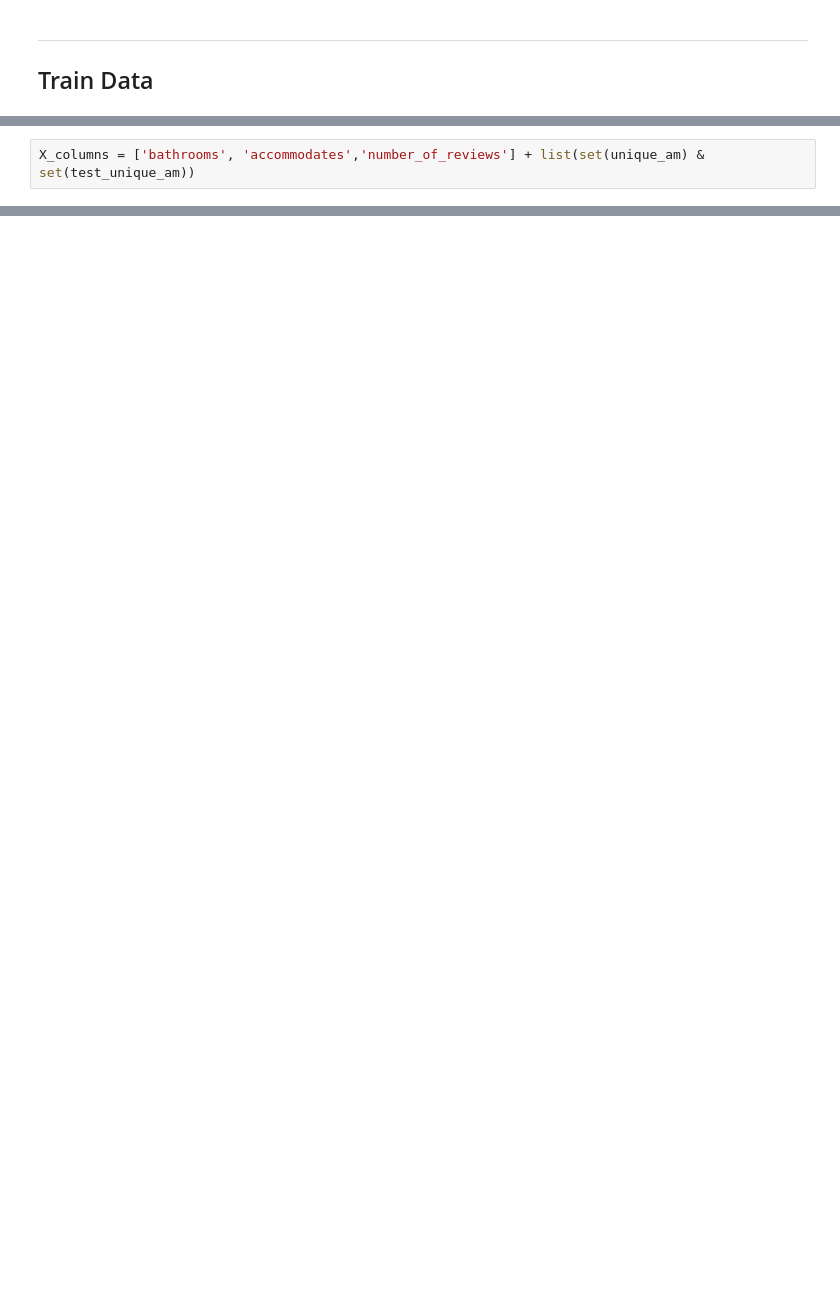
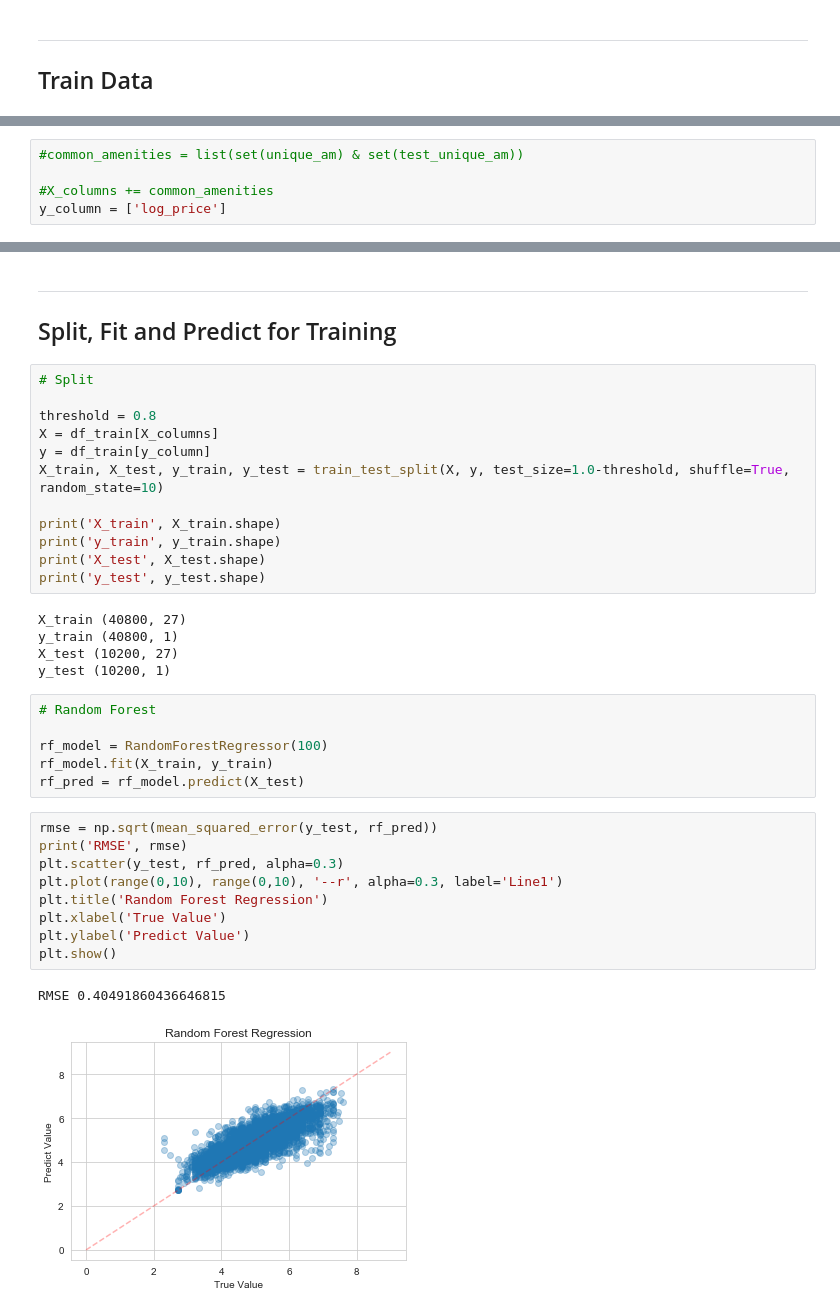
Before and after one commit to ArwaSheraky/AirBnB-Kaggle-Comp, a Jupyter notebook: Airbnb-Test.ipynb, the cells around one changed output, grey strips where cells are left out. Saved outputs shown, nothing was run; the diff lists cells and outputs as text; blank space fills up the shorter version.

```diff
--- a/Airbnb-Test.ipynb
+++ b/Airbnb-Test.ipynb
@@ -272,2 +315,5 @@ ______________________________
 # %%
-X_columns = ['bathrooms', 'accommodates','number_of_reviews'] + list(set(unique_am) & set(test_unique_am))
+#common_amenities = list(set(unique_am) & set(test_unique_am))
+
+#X_columns += common_amenities
+y_column = ['log_price']
@@ -306,3 +359,41 @@ NameError: name 'LinearRegression' is not defined
+# %% [markdown]
+______________
+## Split, Fit and Predict for Training
+# %%
+# Split
+
+threshold = 0.8
+X = df_train[X_columns]
+y = df_train[y_column]
+X_train, X_test, y_train, y_test = train_test_split(X, y, test_size=1.0-threshold, shuffle=True, random_state=10)
+
+print('X_train', X_train.shape)
+print('y_train', y_train.shape)
+print('X_test', X_test.shape)
+print('y_test', y_test.shape)
+# %% [output]
+X_train (40800, 27)
+y_train (40800, 1)
+X_test (10200, 27)
+y_test (10200, 1)
+# %%
+# Random Forest
+
+rf_model = RandomForestRegressor(100)
+rf_model.fit(X_train, y_train)
+rf_pred = rf_model.predict(X_test)
+# %%
+rmse = np.sqrt(mean_squared_error(y_test, rf_pred))
+print('RMSE', rmse)
+plt.scatter(y_test, rf_pred, alpha=0.3)
+plt.plot(range(0,10), range(0,10), '--r', alpha=0.3, label='Line1')
+plt.title('Random Forest Regression')
+plt.xlabel('True Value')
+plt.ylabel('Predict Value')
+plt.show()
+# %% [output]
+RMSE 0.40491860436646815
+[figure, added]
 # %%
 # Gradient Boosting
 
```
Also changed, not shown: parts of 22 cells of this notebook, 1 other file.
